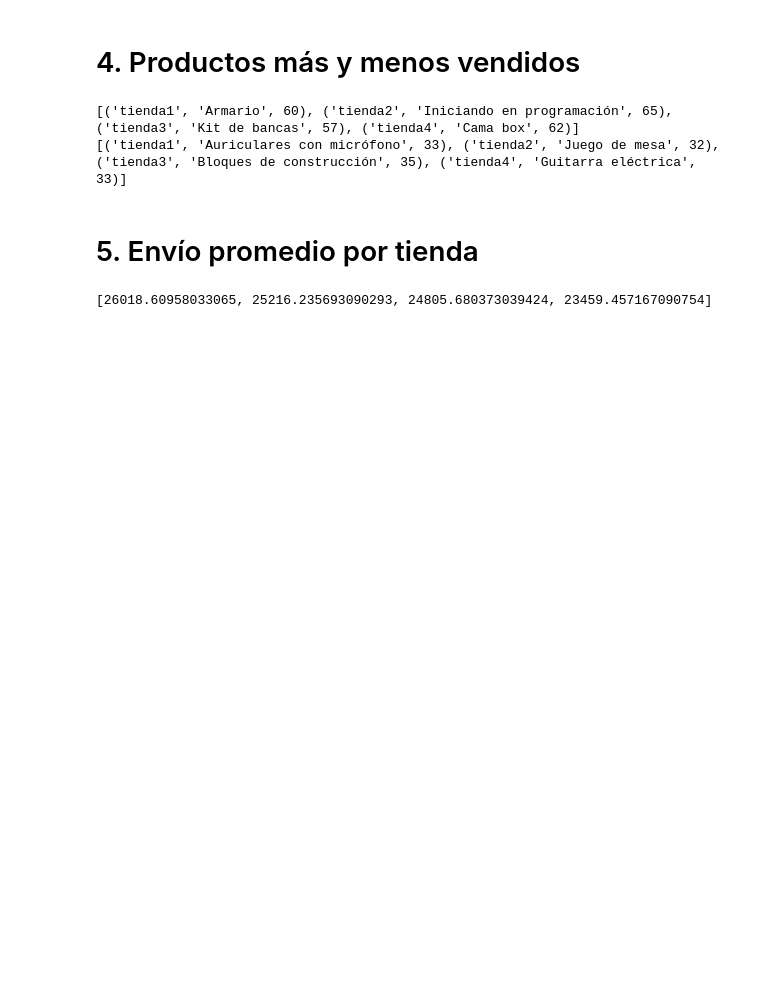
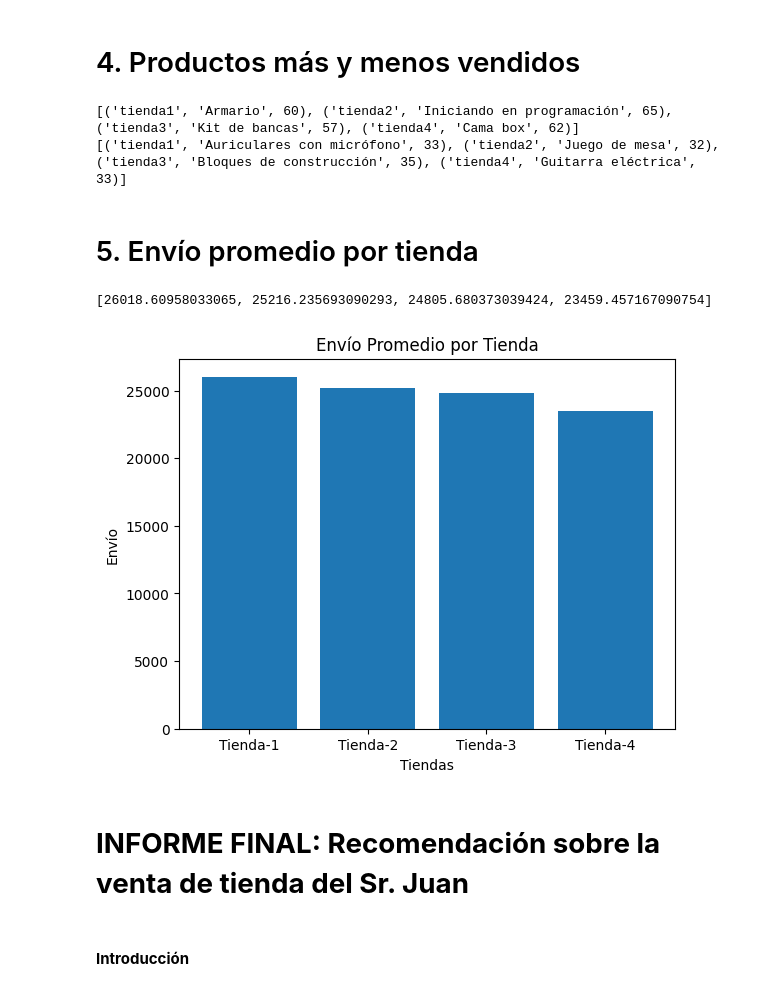
Before and after one commit to JuanDlog/Challenge-Alura-Store, a Jupyter notebook: AluraStoreLatam.ipynb, the cells around one changed output. Saved outputs shown, nothing was run; the diff lists cells and outputs as text; code cells hidden in the pictures; blank space fills up the shorter version.

```diff
--- a/AluraStoreLatam.ipynb
+++ b/AluraStoreLatam.ipynb
@@ -187,3 +243,15 @@ enviosTienda(tienda4)
 envioPromedio
 # %% [output]
 [26018.60958033065, 25216.235693090293, 24805.680373039424, 23459.457167090754]
+# %%
+plt.bar(x= tiendas, height= envioPromedio)
+plt.title('Envío Promedio por Tienda')
+plt.xlabel('Tiendas')
+plt.ylabel('Envío')
+plt.show()
+# %% [output]
+[figure, added]
+# %% [markdown]
+# **INFORME FINAL: Recomendación sobre la venta de tienda del Sr. Juan**
+# %% [markdown]
+#### **Introducción**
```
Also changed, not shown: parts of 24 cells of this notebook.
